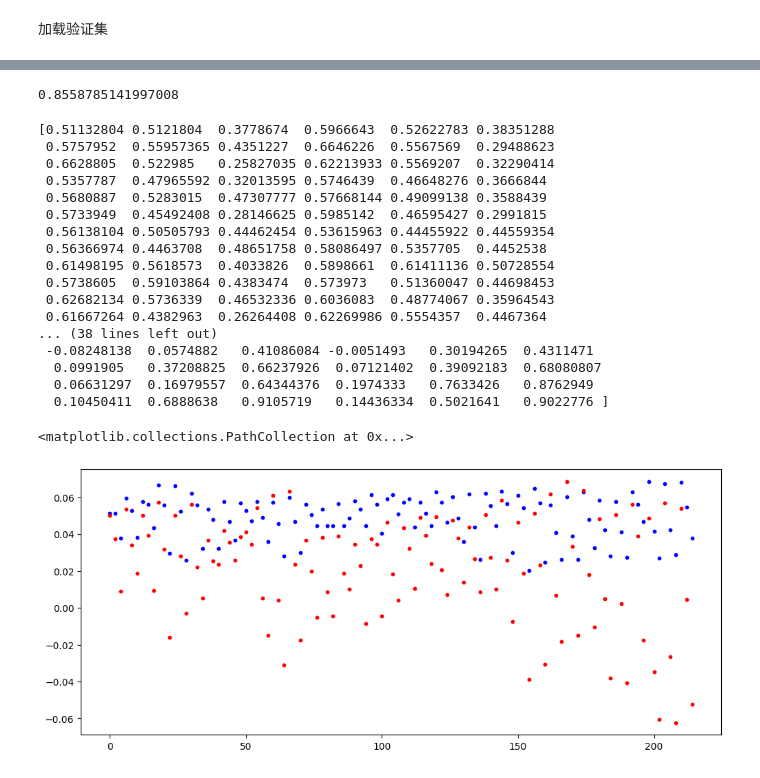
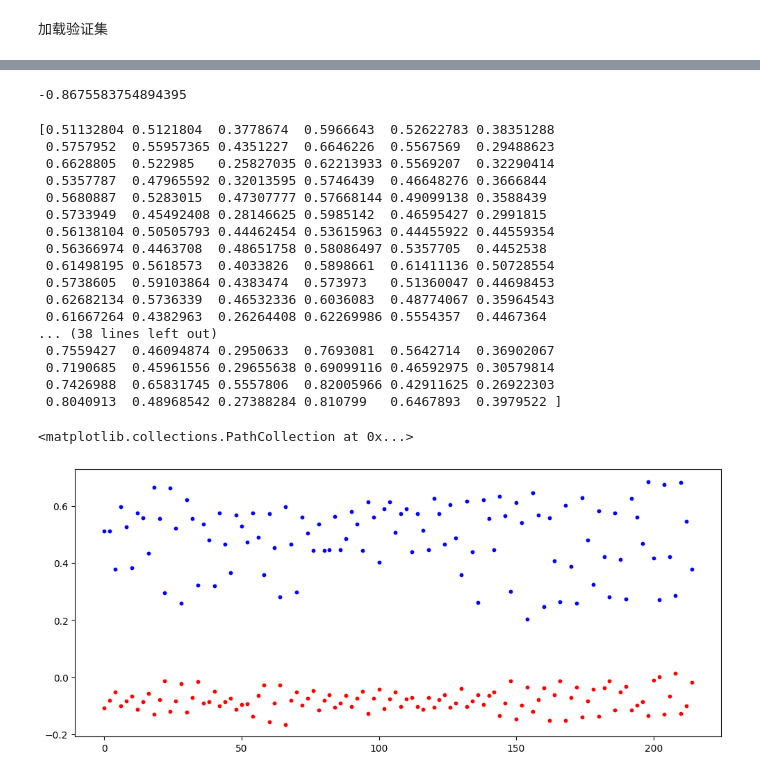
Before and after one commit to danmuking/LinVQATools, a Jupyter notebook: notebooks/faset_vqa_analysis.ipynb, the cells around one changed output, grey strips where cells are left out. Saved outputs shown, nothing was run; the diff lists cells and outputs as text; code cells hidden in the pictures.

```diff
--- a/notebooks/faset_vqa_analysis.ipynb
+++ b/notebooks/faset_vqa_analysis.ipynb
@@ -8,7 +8,7 @@ from models.faster_vqa import FasterVQA
 # %% [markdown]
 加载模型和权重
 # %%
-weight_path = '/home/ly/code/LinVQATools/faster_vqa/change/best_SROCC_epoch_230.pth'
+weight_path = '/home/ly/code/LinVQATools/faster_vqa/change_fc_loss/best_SROCC_epoch_105.pth'
 weight = torch.load(weight_path)['state_dict']
 model_dict = dict(backbone_size='swin_tiny_grpb',
     backbone={"fragments": dict(window_size=(4, 4, 4))},
@@ -82,11 +111,11 @@ y = torch.stack(y,dim=0).flatten().numpy()
 s = spearmanr(y, y_pred)[0]
 print(s)
 # %% [output]
-0.8558785141997008
+-0.8675583754894395
 # %%
 print(y)
 print(y_pred)
-print(y-y_pred*10)
+print(y-y_pred)
 # %% [output]
 [0.51132804 0.5121804  0.3778674  0.5966643  0.52622783 0.38351288
  0.5757952  0.55957365 0.4351227  0.6646226  0.5567569  0.29488623
@@ -101,15 +130,15 @@ print(y-y_pred*10)
  0.62682134 0.5736339  0.46532336 0.6036083  0.48774067 0.35964543
  0.61667264 0.4382963  0.26264408 0.62269986 0.5554357  0.4467364
 ... (38 lines left out)
- -0.08248138  0.0574882   0.41086084 -0.0051493   0.30194265  0.4311471
-  0.0991905   0.37208825  0.66237926  0.07121402  0.39092183  0.68080807
-  0.06631297  0.16979557  0.64344376  0.1974333   0.7633426   0.8762949
-  0.10450411  0.6888638   0.9105719   0.14436334  0.5021641   0.9022776 ]
+ 0.7559427  0.46094874 0.2950633  0.7693081  0.5642714  0.36902067
+ 0.7190685  0.45961556 0.29655638 0.69099116 0.46592975 0.30579814
+ 0.7426988  0.65831745 0.5557806  0.82005966 0.42911625 0.26922303
+ 0.8040913  0.48968542 0.27388284 0.810799   0.6467893  0.3979522 ]
 # %%
 import matplotlib.pyplot as plt
 fig = plt.figure(figsize=(12, 5))
-plt.scatter(x=[i for i in range(0,2*len(y),2)],y=y/10,c='b',s=10)
+plt.scatter(x=[i for i in range(0,2*len(y),2)],y=y,c='b',s=10)
 plt.scatter(x=[i for i in range(0,2*len(y_pred),2)],y=y_pred,c='r',s=10)
 # %% [output]
 <matplotlib.collections.PathCollection at 0x...>
-[figure, old version]
+[figure, new version]
```
Also changed, not shown: parts of 2 cells of this notebook.
